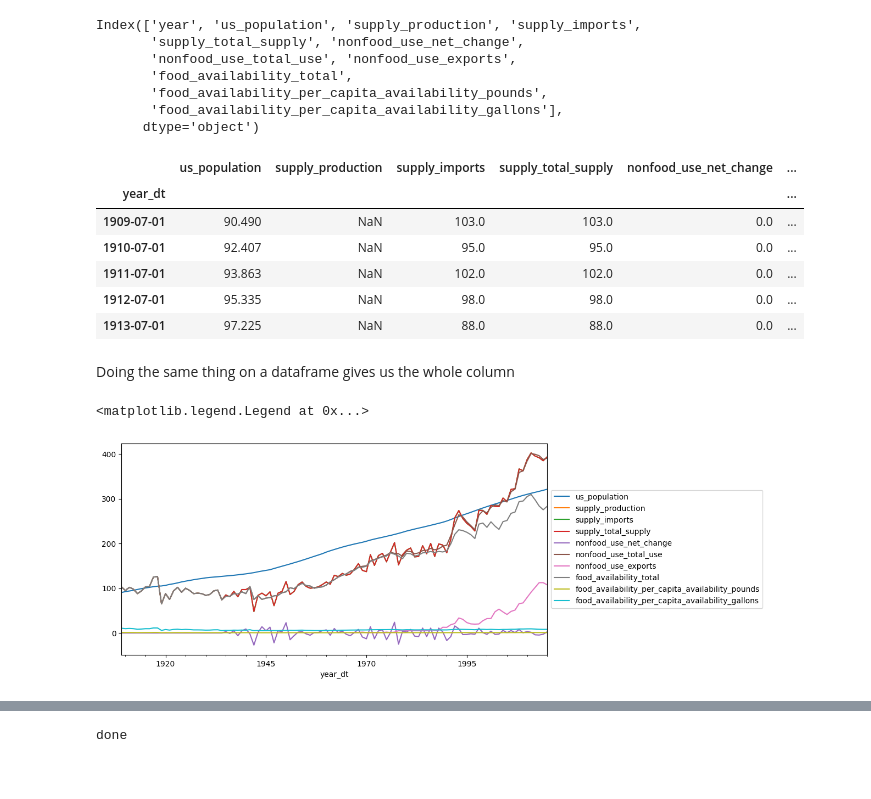
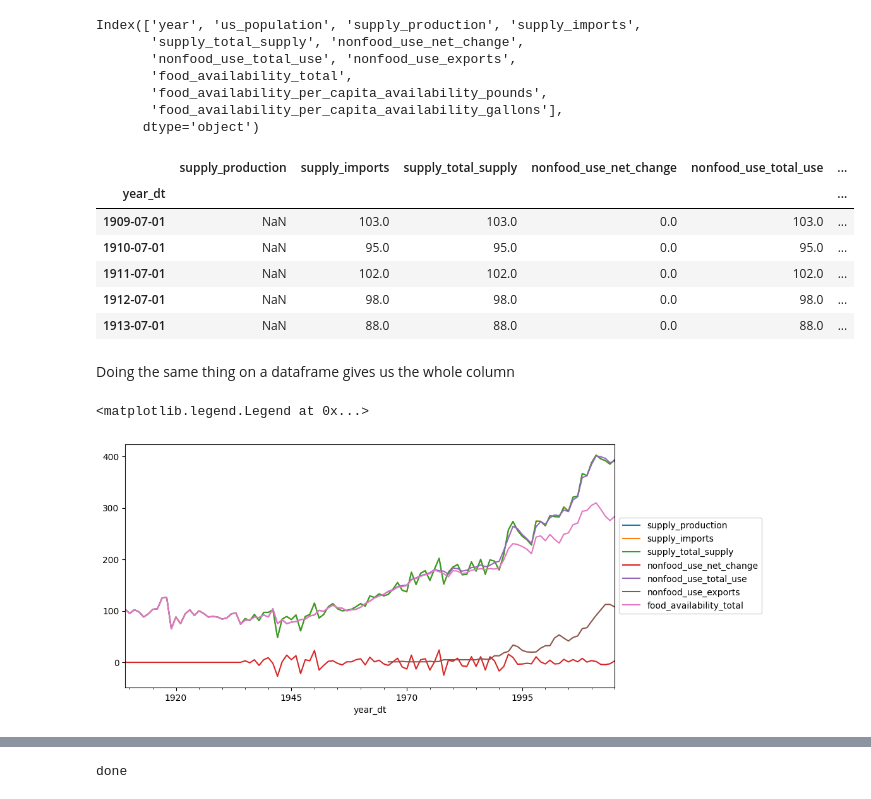
Before and after one commit to shinsooha/DATAproject, a Jupyter notebook: coffee.ipynb, the cells around one changed output, grey strips where cells are left out. Saved outputs shown, nothing was run; the diff lists cells and outputs as text; code cells hidden in the pictures.

```diff
--- a/coffee.ipynb
+++ b/coffee.ipynb
@@ -274,20 +300,23 @@ Index(['year', 'us_population', 'supply_production', 'supply_imports',
 # %%
 tea_df["year_dt"] = pd.to_datetime(dict(year=tea_df.year, month=7, day=1))
 tea_df.drop(['year'], axis=1, inplace=True, errors="ignore")
+tea_df.drop(['us_population'], axis=1, inplace=True, errors="ignore")
+tea_df.drop(['food_availability_per_capita_availability_gallons'], axis=1, inplace=True, errors="ignore")
+tea_df.drop(['food_availability_per_capita_availability_pounds'], axis=1, inplace=True, errors="ignore")
 tea_df.set_index("year_dt", inplace=True)
 tea_df.head()
 # %% [output]
-|  | us_population | supply_production | supply_imports | supply_total_supply | nonfood_use_net_change | ... |
+|  | supply_production | supply_imports | supply_total_supply | nonfood_use_net_change | nonfood_use_total_use | ... |
 | year_dt |  |  |  |  |  | ... |
-| 1909-07-01 | 90.490 | NaN | 103.0 | 103.0 | 0.0 | ... |
-| 1910-07-01 | 92.407 | NaN | 95.0 | 95.0 | 0.0 | ... |
-| 1911-07-01 | 93.863 | NaN | 102.0 | 102.0 | 0.0 | ... |
-| 1912-07-01 | 95.335 | NaN | 98.0 | 98.0 | 0.0 | ... |
-| 1913-07-01 | 97.225 | NaN | 88.0 | 88.0 | 0.0 | ... |
+| 1909-07-01 | NaN | 103.0 | 103.0 | 0.0 | 103.0 | ... |
+| 1910-07-01 | NaN | 95.0 | 95.0 | 0.0 | 95.0 | ... |
+| 1911-07-01 | NaN | 102.0 | 102.0 | 0.0 | 102.0 | ... |
+| 1912-07-01 | NaN | 98.0 | 98.0 | 0.0 | 98.0 | ... |
+| 1913-07-01 | NaN | 88.0 | 88.0 | 0.0 | 88.0 | ... |
 # %% [markdown]
 Doing the same thing on a dataframe gives us the whole column
 # %%
 tea_df.plot().legend(loc="center left", bbox_to_anchor=(1.0, 0.5))
 # %% [output]
 <matplotlib.legend.Legend at 0x...>
-[figure, old version]
+[figure, new version]
```
Also changed, not shown: parts of 4 cells of this notebook.
